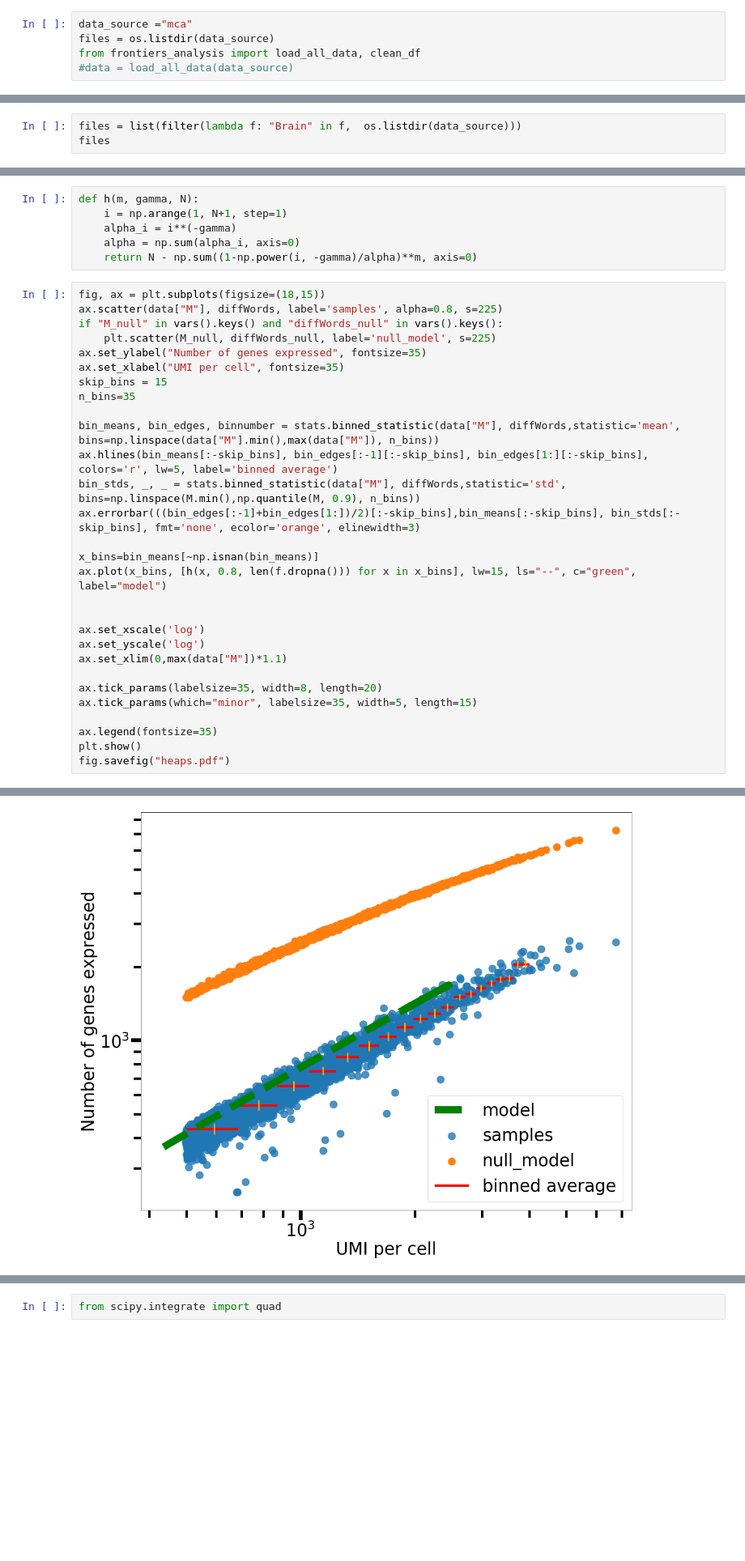
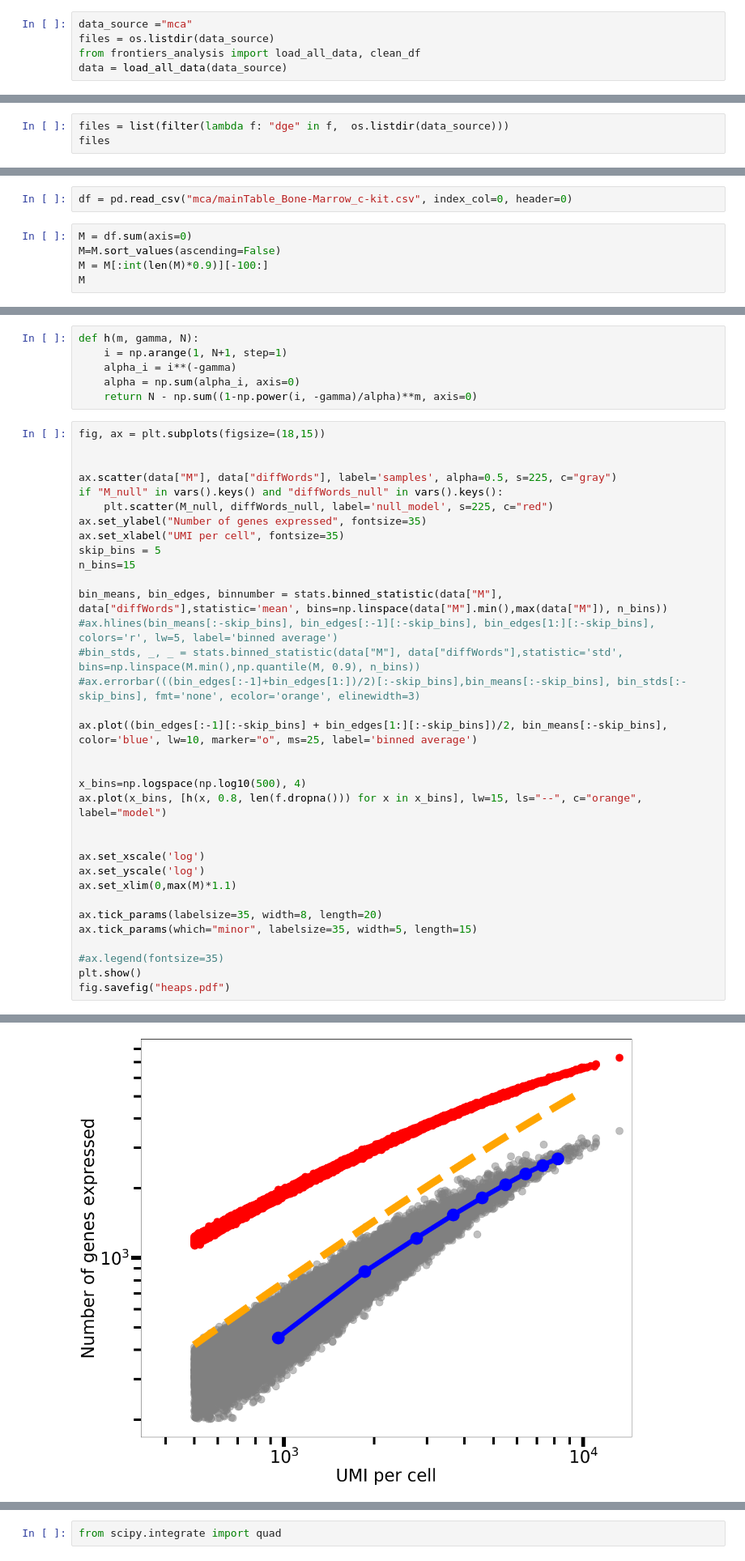
Before and after one commit to fvalle1/phd, a Jupyter notebook: mouse_Atlas/Mouse_exploration.ipynb, the cells around one changed output, grey strips where cells are left out. Shown at 81% size. Saved outputs shown, nothing was run; the diff lists cells and outputs as text; blank space fills up the shorter version.

```diff
--- a/mouse_Atlas/Mouse_exploration.ipynb
+++ b/mouse_Atlas/Mouse_exploration.ipynb
@@ -24,7 +24,7 @@ from frontiers_analysis import heaps, load_tissue, save_model, mazzolini
 data_source ="mca"
 files = os.listdir(data_source)
 from frontiers_analysis import load_all_data, clean_df
-#data = load_all_data(data_source)
+data = load_all_data(data_source)
 # %%
 from frontiers_analysis import get_files, cleanup
 #get_files()
@@ -98,6 +98,6 @@ Data columns (total 7 columns):
 dtypes: object(7)
 memory usage: 16.5+ MB
 # %%
-files = list(filter(lambda f: "Brain" in f,  os.listdir(data_source)))
+files = list(filter(lambda f: "dge" in f,  os.listdir(data_source)))
 files
 # %% [output]
@@ -641,3 +637,10 @@ fig.savefig("itegral_heapfs_scatter_plot_color_mca.png")
 # Null Model
 # %% [markdown]
 # Zipf
+# %%
+df = pd.read_csv("mca/mainTable_Bone-Marrow_c-kit.csv", index_col=0, header=0)
+# %%
+M = df.sum(axis=0)
+M=M.sort_values(ascending=False)
+M = M[:int(len(M)*0.9)][-100:]
+M
@@ -726,36 +757,41 @@ def h(m, gamma, N):
     return N - np.sum((1-np.power(i, -gamma)/alpha)**m, axis=0)
 # %%
 fig, ax = plt.subplots(figsize=(18,15))
-ax.scatter(data["M"], diffWords, label='samples', alpha=0.8, s=225)
+
+
+ax.scatter(data["M"], data["diffWords"], label='samples', alpha=0.5, s=225, c="gray")
 if "M_null" in vars().keys() and "diffWords_null" in vars().keys():
-    plt.scatter(M_null, diffWords_null, label='null_model', s=225)
+    plt.scatter(M_null, diffWords_null, label='null_model', s=225, c="red")
 ax.set_ylabel("Number of genes expressed", fontsize=35)
 ax.set_xlabel("UMI per cell", fontsize=35)
-skip_bins = 15
-n_bins=35
+skip_bins = 5
+n_bins=15
 
-bin_means, bin_edges, binnumber = stats.binned_statistic(data["M"], diffWords,statistic='mean', bins=np.linspace(data["M"].min(),max(data["M"]), n_bins))
-ax.hlines(bin_means[:-skip_bins], bin_edges[:-1][:-skip_bins], bin_edges[1:][:-skip_bins], colors='r', lw=5, label='binned average')
-bin_stds, _, _ = stats.binned_statistic(data["M"], diffWords,statistic='std', bins=np.linspace(M.min(),np.quantile(M, 0.9), n_bins))
-ax.errorbar(((bin_edges[:-1]+bin_edges[1:])/2)[:-skip_bins],bin_means[:-skip_bins], bin_stds[:-skip_bins], fmt='none', ecolor='orange', elinewidth=3)
+bin_means, bin_edges, binnumber = stats.binned_statistic(data["M"], data["diffWords"],statistic='mean', bins=np.linspace(data["M"].min(),max(data["M"]), n_bins))
+#ax.hlines(bin_means[:-skip_bins], bin_edges[:-1][:-skip_bins], bin_edges[1:][:-skip_bins], colors='r', lw=5, label='binned average')
+#bin_stds, _, _ = stats.binned_statistic(data["M"], data["diffWords"],statistic='std', bins=np.linspace(M.min(),np.quantile(M, 0.9), n_bins))
+#ax.errorbar(((bin_edges[:-1]+bin_edges[1:])/2)[:-skip_bins],bin_means[:-skip_bins], bin_stds[:-skip_bins], fmt='none', ecolor='orange', elinewidth=3)
 
-x_bins=bin_means[~np.isnan(bin_means)]
-ax.plot(x_bins, [h(x, 0.8, len(f.dropna())) for x in x_bins], lw=15, ls="--", c="green", label="model")
+ax.plot((bin_edges[:-1][:-skip_bins] + bin_edges[1:][:-skip_bins])/2, bin_means[:-skip_bins], color='blue', lw=10, marker="o", ms=25, label='binned average')
+
+
+x_bins=np.logspace(np.log10(500), 4)
+ax.plot(x_bins, [h(x, 0.8, len(f.dropna())) for x in x_bins], lw=15, ls="--", c="orange", label="model")
 
 
 ax.set_xscale('log')
 ax.set_yscale('log')
-ax.set_xlim(0,max(data["M"])*1.1)
+ax.set_xlim(0,max(M)*1.1)
 
 ax.tick_params(labelsize=35, width=8, length=20)
 ax.tick_params(which="minor", labelsize=35, width=5, length=15)
 
-ax.legend(fontsize=35)
+#ax.legend(fontsize=35)
 plt.show()
 fig.savefig("heaps.pdf")
 # %% [output]
 Invalid limit will be ignored.
-[figure, old version]
+[figure, new version]
 # %%
 fit_func = lambda x, a, b: a + np.power(x, b)
 from scipy.optimize import curve_fit
```
Also changed, not shown: parts of 9 cells of this notebook, 2 other files.
